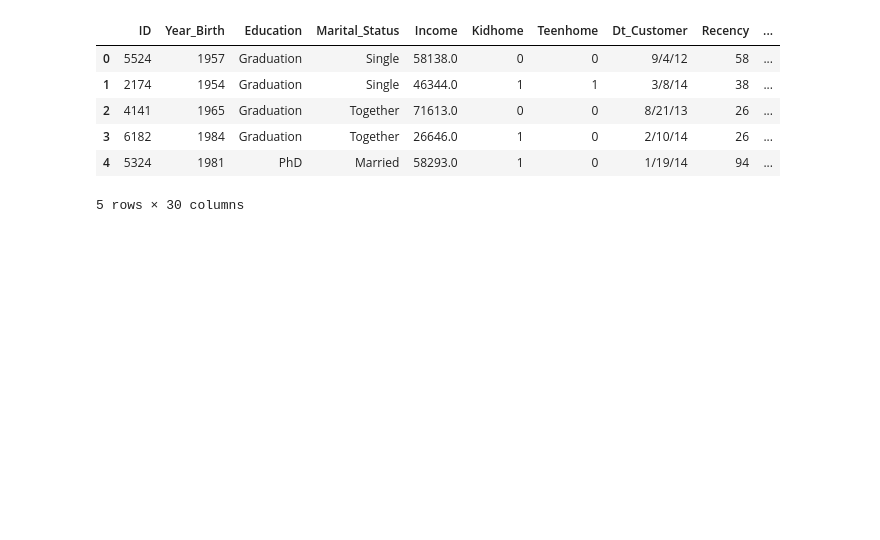
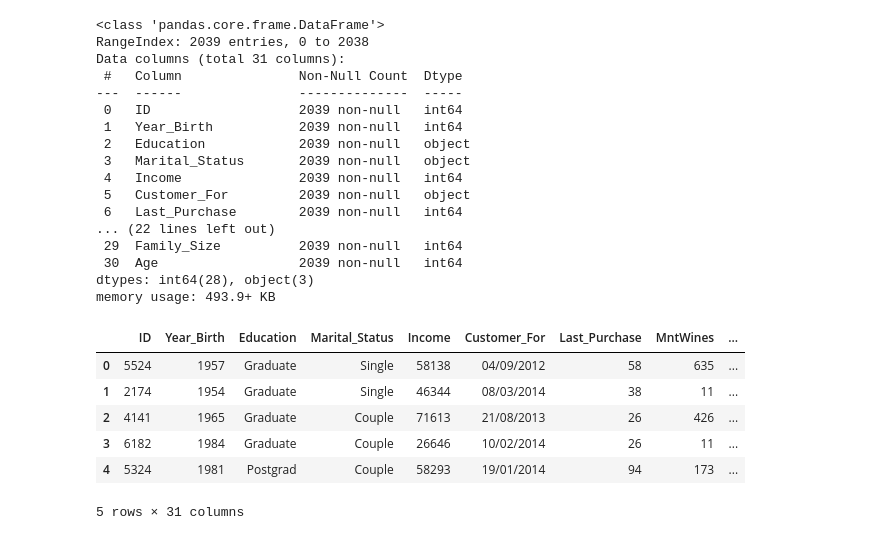
Before and after one commit to aymhenry17/RUSH-4---Camp-market, a Jupyter notebook: Partie 3/main.ipynb, the cells around one changed output. Cells and saved outputs as stored; diff of their text form; code cells hidden in the pictures; blank space fills up the shorter version.

```diff
--- a/Partie 3/main.ipynb
+++ b/Partie 3/main.ipynb
@@ -8,17 +8,37 @@ from sklearn.preprocessing import StandardScaler
 from sklearn.cluster import KMeans
 from sklearn.metrics import silhouette_score
 # %%
-df = pd.read_csv("Camp_Market_cleaned_Income.csv")
+import pandas as pd
 
+df = pd.read_csv("Camp_Market_Cleaned.csv")
+
+df.info()
 df.head()
 # %% [output]
+<class 'pandas.core.frame.DataFrame'>
+RangeIndex: 2039 entries, 0 to 2038
+Data columns (total 31 columns):
+ #   Column               Non-Null Count  Dtype
+---  ------               --------------  -----
+ 0   ID                   2039 non-null   int64
+ 1   Year_Birth           2039 non-null   int64
+ 2   Education            2039 non-null   object
+ 3   Marital_Status       2039 non-null   object
+ 4   Income               2039 non-null   int64
+ 5   Customer_For         2039 non-null   object
+ 6   Last_Purchase        2039 non-null   int64
+... (22 lines left out)
+ 29  Family_Size          2039 non-null   int64
+ 30  Age                  2039 non-null   int64
+dtypes: int64(28), object(3)
+memory usage: 493.9+ KB
-|  | ID | Year_Birth | Education | Marital_Status | Income | Kidhome | Teenhome | Dt_Customer | Recency | ... |
-| 0 | 5524 | 1957 | Graduation | Single | 58138.0 | 0 | 0 | 9/4/12 | 58 | ... |
-| 1 | 2174 | 1954 | Graduation | Single | 46344.0 | 1 | 1 | 3/8/14 | 38 | ... |
-| 2 | 4141 | 1965 | Graduation | Together | 71613.0 | 0 | 0 | 8/21/13 | 26 | ... |
-| 3 | 6182 | 1984 | Graduation | Together | 26646.0 | 1 | 0 | 2/10/14 | 26 | ... |
-| 4 | 5324 | 1981 | PhD | Married | 58293.0 | 1 | 0 | 1/19/14 | 94 | ... |
+|  | ID | Year_Birth | Education | Marital_Status | Income | Customer_For | Last_Purchase | MntWines | ... |
+| 0 | 5524 | 1957 | Graduate | Single | 58138 | 04/09/2012 | 58 | 635 | ... |
+| 1 | 2174 | 1954 | Graduate | Single | 46344 | 08/03/2014 | 38 | 11 | ... |
+| 2 | 4141 | 1965 | Graduate | Couple | 71613 | 21/08/2013 | 26 | 426 | ... |
+| 3 | 6182 | 1984 | Graduate | Couple | 26646 | 10/02/2014 | 26 | 11 | ... |
+| 4 | 5324 | 1981 | Postgrad | Couple | 58293 | 19/01/2014 | 94 | 173 | ... |
-5 rows × 30 columns
+5 rows × 31 columns
 # %%
 df["Frequency"] = (
     df["NumDealsPurchases"]
```
Also changed, not shown: parts of 9 cells of this notebook, 4 other files.
